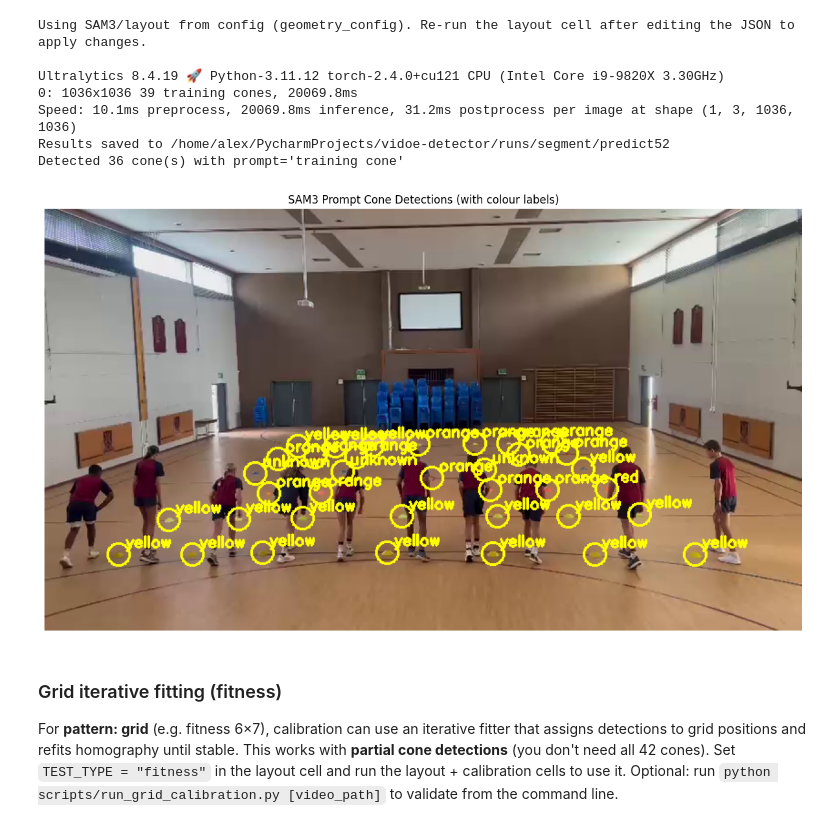
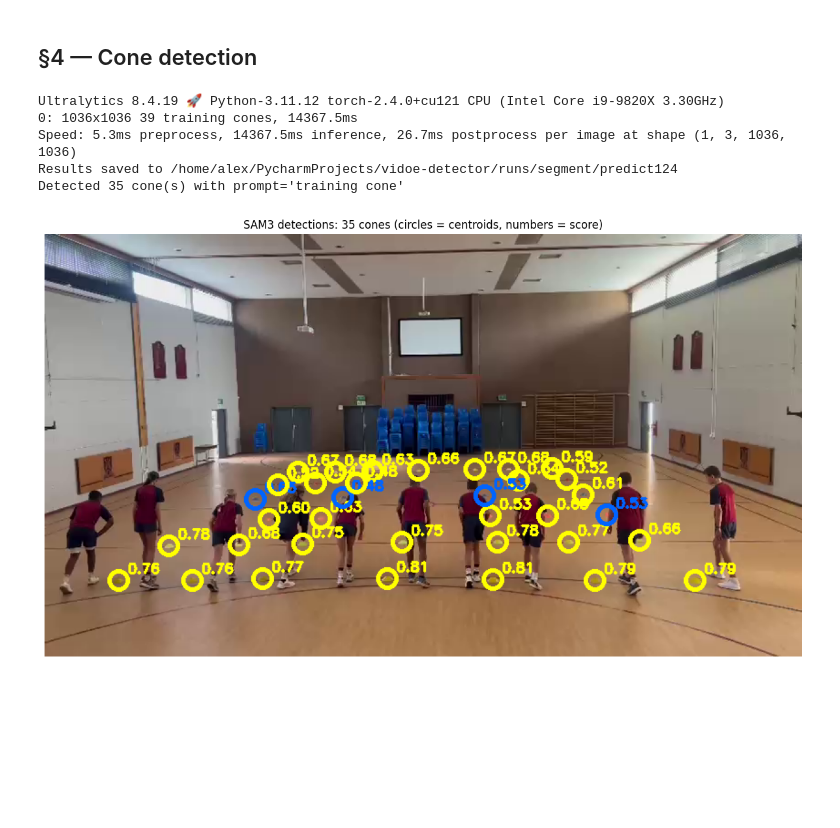
Before and after one commit to AlexSpanellis/vigour-poc, a Jupyter notebook: pipeline-poc/notebooks/05_calibration_eval.ipynb, the cells around one changed output. Cells and saved outputs as stored; diff of their text form; code cells hidden in the pictures; blank space fills up the shorter version.

```diff
--- a/pipeline-poc/notebooks/05_calibration_eval.ipynb
+++ b/pipeline-poc/notebooks/05_calibration_eval.ipynb
@@ -135,54 +130,35 @@ HSV value ranges in first frame:
+# %% [markdown]
+## §4 — Cone detection
 # %%
-from pipeline.calibrate import Calibrator
-
-# SAM3 config: use geometry_config from layout cell (run that cell first with TEST_TYPE set to load from JSON).
-try:
-    _cfg = geometry_config
-except NameError:
-    _cfg = {}
-if _cfg:
-    print("Using SAM3/layout from config (geometry_config). Re-run the layout cell after editing the JSON to apply changes.")
-else:
-    print("Using notebook defaults for SAM3. Set TEST_TYPE in the layout cell (e.g. 'fitness') to load from config.")
 calibrator = Calibrator(
-    detector_backend=_cfg.get("calibration_detector", "sam3_prompt"),
-    sam_model_path=_cfg.get("calibration_model", "sam3.pt"),
-    sam_prompt=_cfg.get("calibration_prompt", "training cone"),
-    min_confidence=0.4,
+    detector_backend=geometry_config.get("calibration_detector", "sam3_prompt"),
+    sam_model_path=geometry_config.get("calibration_model", "sam3.pt"),
+    sam_prompt=geometry_config.get("calibration_prompt", "training cone"),
+    min_confidence=geometry_config.get("calibration_min_confidence", 0.5),
 )
 
+calibrator.detect_cones(first_frame)
+detected_cones = calibrator.last_detected_cones
+print(f"Detected {len(detected_cones)} cone(s) with prompt='{calibrator.sam_prompt}'")
+
 canvas = first_frame.copy()
-cones = calibrator.detect_cones(first_frame)
-print(f"Detected {len(cones)} cone(s) with prompt='{calibrator.sam_prompt}'")
+for cone in detected_cones:
+    cx, cy = int(cone.cx), int(cone.cy)
+    colour = (0, 255, 255) if cone.colour_label in ("yellow", "orange") else (255, 100, 0)
+    cv2.circle(canvas, (cx, cy), 10, colour, 3)
+    cv2.putText(canvas, f"{cone.score:.2f}", (cx+10, cy-8),
+                cv2.FONT_HERSHEY_SIMPLEX, 0.5, colour, 2)
 
-for cone in calibrator.last_detected_cones:
-    cx, cy = int(cone.cx), int(cone.cy)
-    label = cone.colour_label
-    cv2.circle(canvas, (cx, cy), 12, (0, 255, 255), 2)
-    cv2.putText(
-        canvas,
-        label,
-        (cx + 8, cy - 8),
-        cv2.FONT_HERSHEY_SIMPLEX,
-        0.55,
-        (0, 255, 255),
-        2,
-    )
-
-plt.figure(figsize=(12, 7))
+plt.figure(figsize=(13, 7))
 plt.imshow(cv2.cvtColor(canvas, cv2.COLOR_BGR2RGB))
-plt.title('SAM3 Prompt Cone Detections (with colour labels)'); plt.axis('off')
-plt.tight_layout(); plt.show()
+plt.title(f"SAM3 detections: {len(detected_cones)} cones (circles = centroids, numbers = score)")
+plt.axis("off")
+plt.tight_layout()
+plt.show()
 # %% [output]
-Using SAM3/layout from config (geometry_config). Re-run the layout cell after editing the JSON to apply changes.
-
 Ultralytics 8.4.19 🚀 Python-3.11.12 torch-2.4.0+cu121 CPU (Intel Core i9-9820X 3.30GHz)
-0: 1036x1036 39 training cones, 20069.8ms
-Speed: 10.1ms preprocess, 20069.8ms inference, 31.2ms postprocess per image at shape (1, 3, 1036, 1036)
-Results saved to /home/alex/PycharmProjects/vidoe-detector/runs/segment/predict52
-Detected 36 cone(s) with prompt='training cone'
+0: 1036x1036 39 training cones, 14367.5ms
+Speed: 5.3ms preprocess, 14367.5ms inference, 26.7ms postprocess per image at shape (1, 3, 1036, 1036)
+Results saved to /home/alex/PycharmProjects/vidoe-detector/runs/segment/predict124
+Detected 35 cone(s) with prompt='training cone'
-[figure, old version]
+[figure, new version]
-# %% [markdown]
-### Grid iterative fitting (fitness)
-
-For **pattern: grid** (e.g. fitness 6×7), calibration can use an iterative fitter that assigns detections to grid positions and refits homography until stable. This works with **partial cone detections** (you don't need all 42 cones). Set `TEST_TYPE = "fitness"` in the layout cell and run the layout + calibration cells to use it. Optional: run `python scripts/run_grid_calibration.py [video_path]` to validate from the command line.
```
Also changed, not shown: parts of 32 cells of this notebook, 24 other files.
